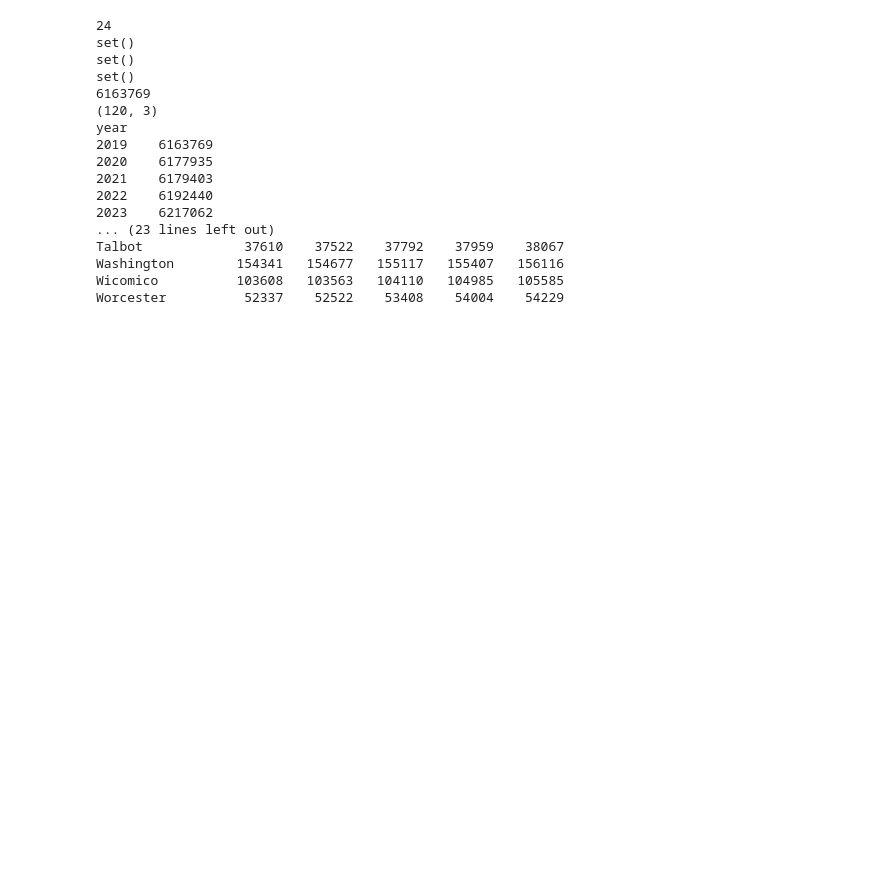
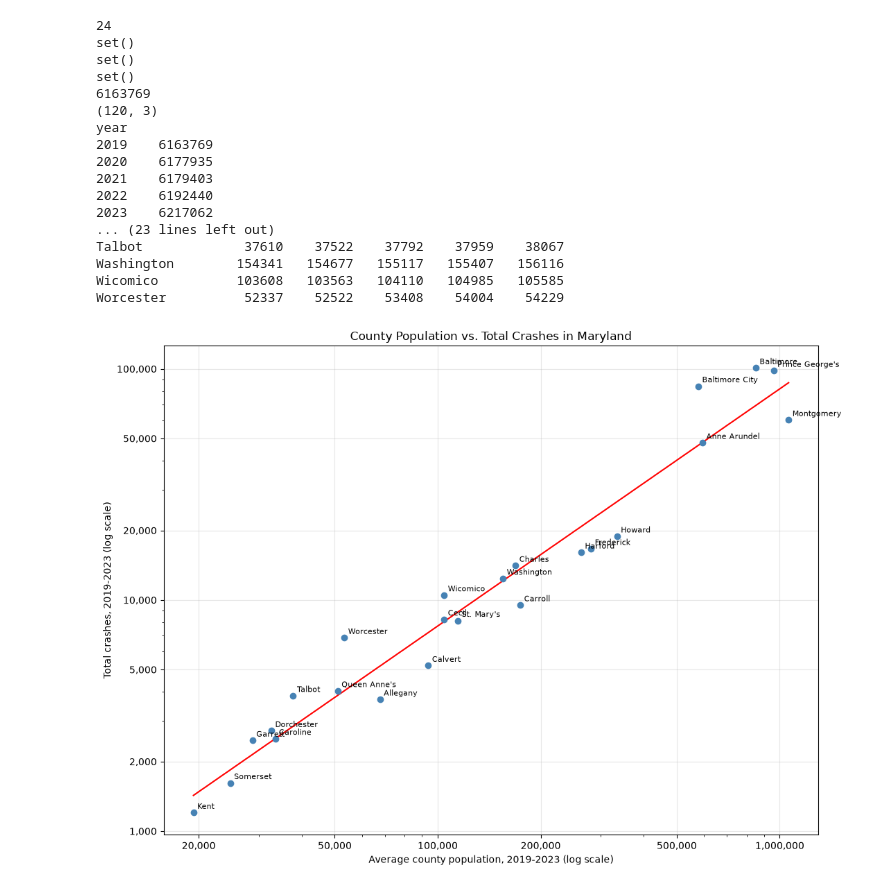
Before and after one commit to alex-sviriduk/maryland-precipitation-crashes, a Jupyter notebook: MarylandCrashData.ipynb, the cells around one changed output. Cells and saved outputs as stored; diff of their text form; code cells hidden in the pictures; blank space fills up the shorter version.

```diff
--- a/MarylandCrashData.ipynb
+++ b/MarylandCrashData.ipynb
@@ -311,3 +311,54 @@ Talbot             37610    37522    37792    37959    38067
 Washington        154341   154677   155117   155407   156116
 Wicomico          103608   103563   104110   104985   105585
 Worcester          52337    52522    53408    54004    54229
+# %%
+monthly = pd.read_csv("maryland_crash_data/cleaned/md_crashes_by_county_month.csv",
+                      parse_dates=["year_month"])
+pop = pd.read_csv("maryland_crash_data/md_population.csv")
+
+county_totals = monthly.groupby("county")["total_crashes"].sum()
+avg_pop = pop.groupby("county")["population"].mean()
+cdf = pd.concat([county_totals, avg_pop], axis=1).reset_index()
+# %%
+#correlation between amount of residents and crashes
+import numpy as np
+import matplotlib.pyplot as plt
+from matplotlib.ticker import FixedLocator, FuncFormatter, NullFormatter
+from adjustText import adjust_text
+
+fig, ax = plt.subplots(figsize=(11, 8))
+ax.scatter(cdf["population"], cdf["total_crashes"], color="steelblue", zorder=3)
+
+
+ax.set_xscale("log")
+ax.set_yscale("log")
+
+xticks = [20_000, 50_000, 100_000, 200_000, 500_000, 1_000_000]
+yticks = [1_000, 2_000, 5_000, 10_000, 20_000, 50_000, 100_000]
+ax.xaxis.set_major_locator(FixedLocator(xticks))
+ax.yaxis.set_major_locator(FixedLocator(yticks))
+ax.xaxis.set_major_formatter(FuncFormatter(lambda x, _: f"{int(x):,}"))
+ax.yaxis.set_major_formatter(FuncFormatter(lambda y, _: f"{int(y):,}"))
+ax.xaxis.set_minor_formatter(NullFormatter())
+ax.yaxis.set_minor_formatter(NullFormatter())
+
+
+slope, intercept = np.polyfit(np.log10(cdf["population"]), np.log10(cdf["total_crashes"]), 1)
+xs = np.linspace(cdf["population"].min(), cdf["population"].max(), 100)
+ax.plot(xs, 10 ** (intercept + slope * np.log10(xs)), color="red", zorder=2)
+
+
+
+for _, row in cdf.iterrows():
+    ax.annotate(row["county"], (row["population"], row["total_crashes"]),
+                xytext=(4, 4), textcoords="offset points", fontsize=8)
+
+ax.set_xlabel("Average county population, 2019-2023 (log scale)")
+ax.set_ylabel("Total crashes, 2019-2023 (log scale)")
+ax.set_title("County Population vs. Total Crashes in Maryland")
+ax.grid(alpha=0.3, which="major")
+plt.tight_layout()
+plt.savefig("population_vs_crashes.png", dpi=200)
+plt.show()
+# %% [output]
+[figure, added]
```
Also changed, not shown: parts of 10 cells of this notebook, 29 other files.
